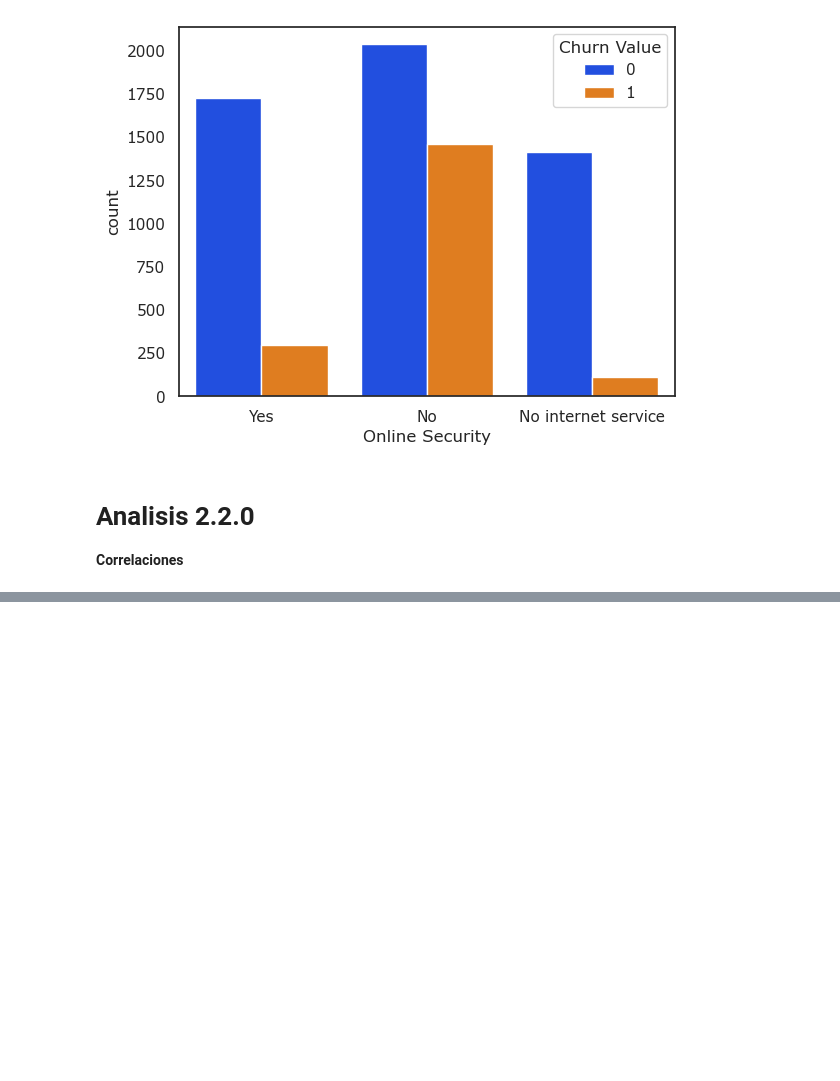
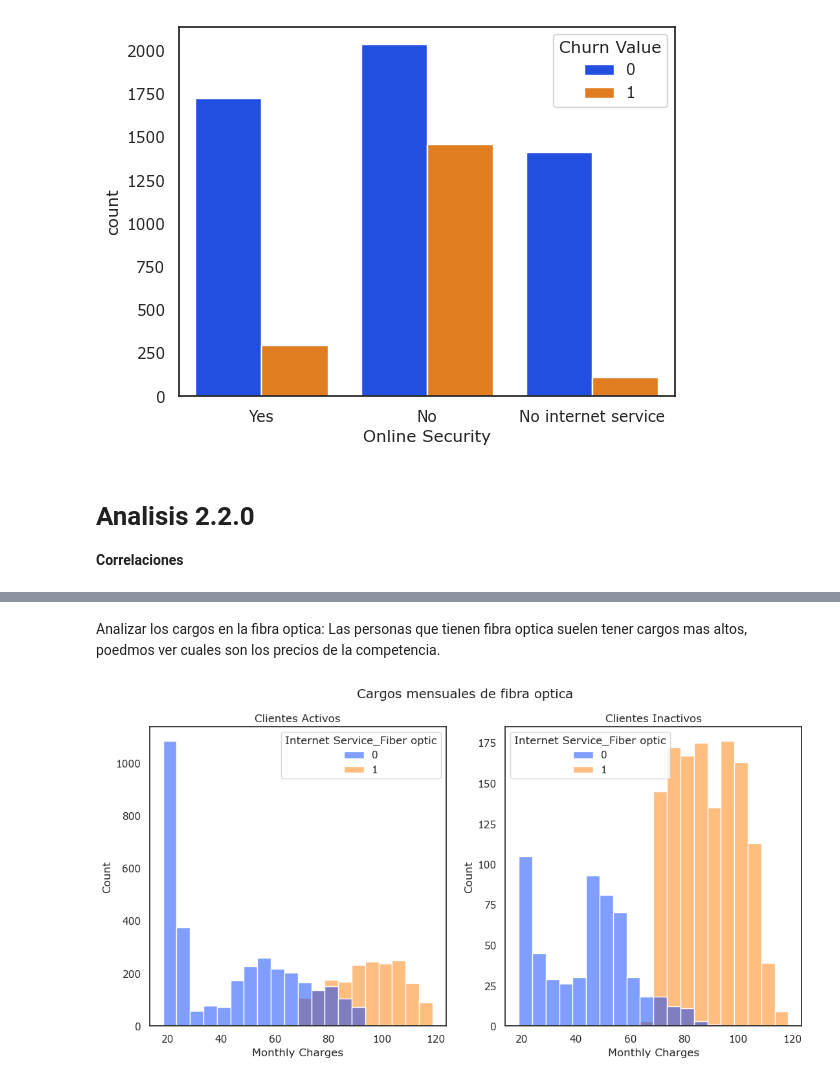
Before and after one commit to Brayam1998/dataScience_Churn, a Jupyter notebook: proyecto churn/Analisis_exploratorio/analisisL1.ipynb, the cells around one changed output, grey strips where cells are left out. Cells and saved outputs as stored; diff of their text form; code cells hidden in the pictures; blank space fills up the shorter version.

```diff
--- a/proyecto churn/Analisis_exploratorio/analisisL1.ipynb
+++ b/proyecto churn/Analisis_exploratorio/analisisL1.ipynb
@@ -388,0 +474,27 @@ __Correlaciones__
+# %% [markdown]
+Analizar los cargos en la fibra optica: Las personas que tienen fibra optica suelen tener cargos mas altos, poedmos ver cuales son los precios de la competencia.
+# %%
+# plt.subplots(nrows=1, ncols=2, figsize=(6, 4),sharey=True,  gridspec_kw={'wspace': .5} )
+fig ,(ax1,ax2) = plt.subplots(ncols = 2 , nrows =1, figsize = (13, 6))
+
+plt.suptitle('Cargos mensuales de fibra optica')
+
+ax1.set_title("Clientes Activos")
+sns.histplot(ax = ax1,
+    bins=20,
+    data = activos,
+    x= "Monthly Charges",
+    hue = "Internet Service_Fiber optic",
+    alpha = .5)
+
+
+ax2.set_title("Clientes Inactivos")
+sns.histplot(ax = ax2,
+    bins=20,
+    data = inactivos,
+    x= "Monthly Charges",
+    hue = "Internet Service_Fiber optic",
+    alpha = .5)
+plt.show()
+# %% [output]
+[figure, added]
```
Also changed, not shown: parts of 21 cells of this notebook.
